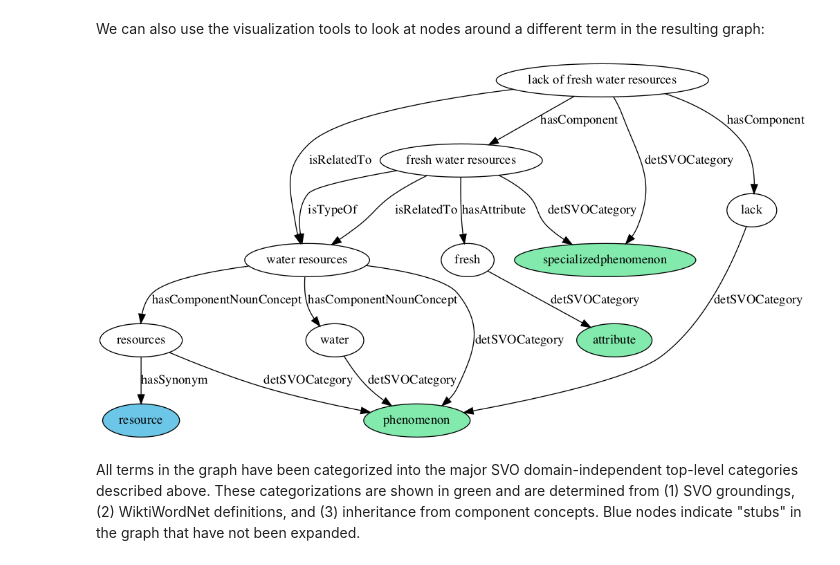
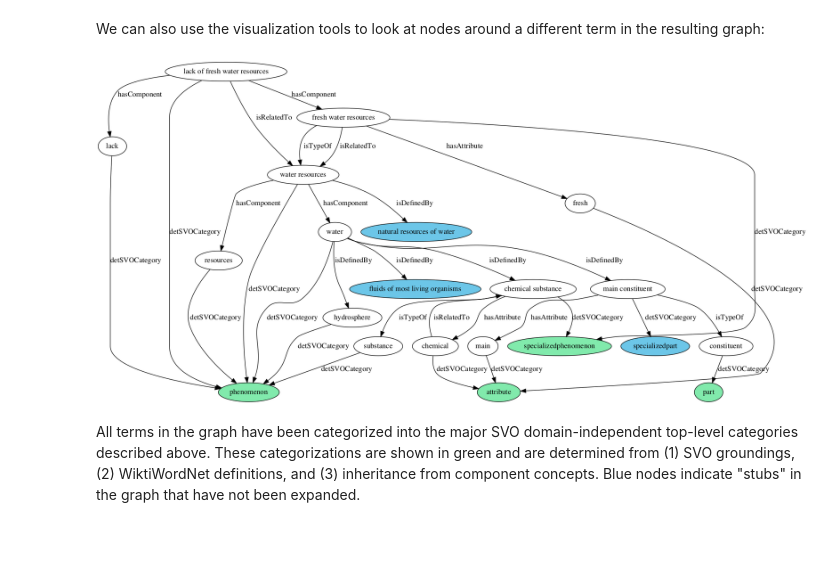
Before and after one commit to mariutzica/Scientific-Variable-Exploration-Tools, a Jupyter notebook: Variable Report.ipynb, the cells around one changed output. Drawn from its saved outputs; the diff is of its cells as text; code cells hidden in the pictures; blank space fills up the shorter version.

```diff
--- a/Variable Report.ipynb
+++ b/Variable Report.ipynb
@@ -84,7 +84,7 @@ The prompt to the user may not show up in a GitHub preview, so we have copied it
 
 ![alt text](images/water_scarcity_search_prompt.png)
 # %%
-graph = ui.generate_document(levels = 2)
+graph = ui.generate_document()
 # %% [output]
 What is the scientific variable you would like to describe?
 Please keep your description relatively brief. Examples include:
@@ -114,9 +114,10 @@ The "pretty print" report first shows a snapshot of nodes two "levels" away from
 # %% [markdown]
 We can also use the visualization tools to look at nodes around a different term in the resulting graph:
 # %%
-kg_viz.create_graph(graph, 'lack of fresh water resources')
+vizgraph = kg_viz.VisualGraph(graph, 'lack of fresh water resources')
+vizgraph.display_graph()
 # %% [output]
-[figure, old version]
+[figure, new version]
 # %% [markdown]
 All terms in the graph have been categorized into the major SVO domain-independent top-level categories described above. These categorizations are shown in green and are determined from (1) SVO groundings, (2) WiktiWordNet definitions, and (3) inheritance from component concepts. Blue nodes indicate "stubs" in the graph that have not been expanded.
 # %% [markdown]
```
Also changed, not shown: parts of 14 cells of this notebook, 8 other files.
